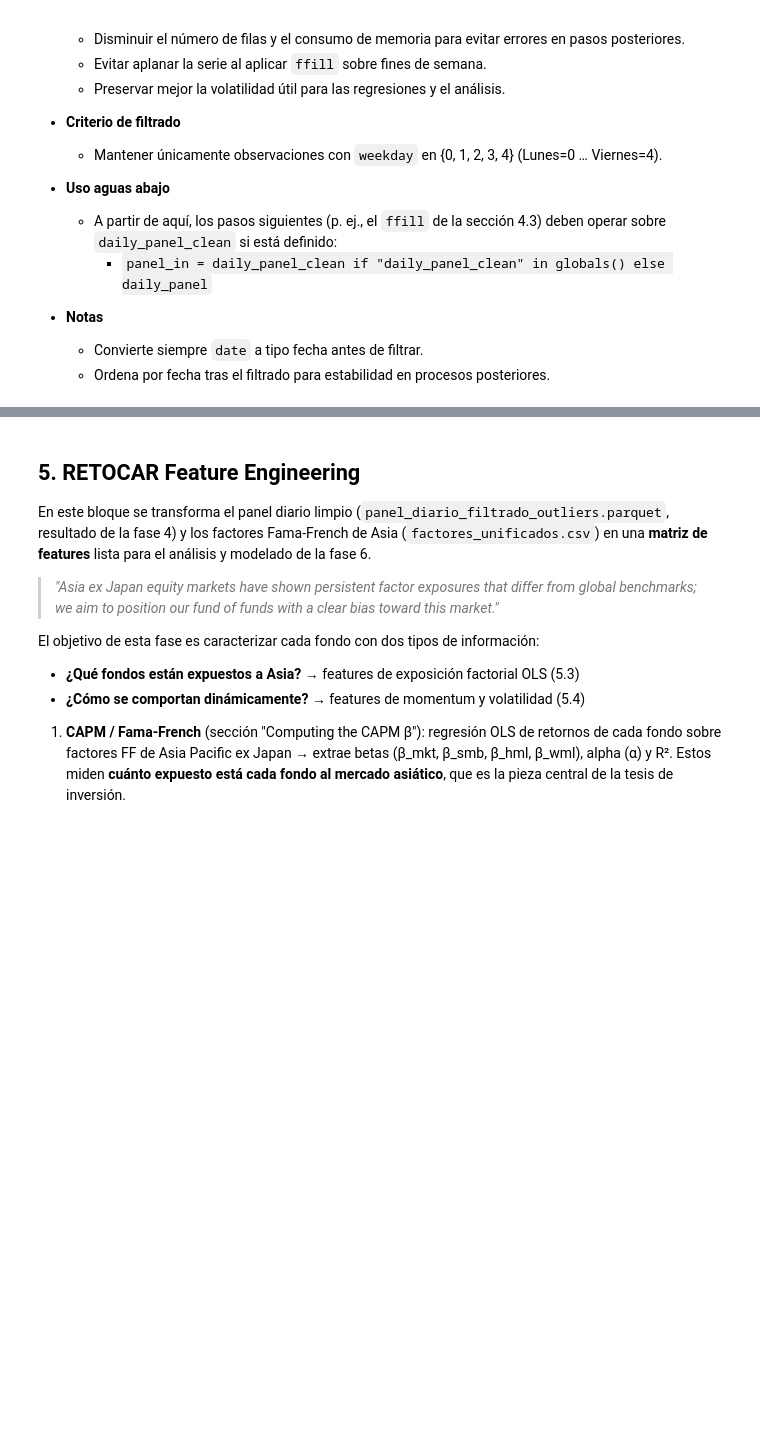
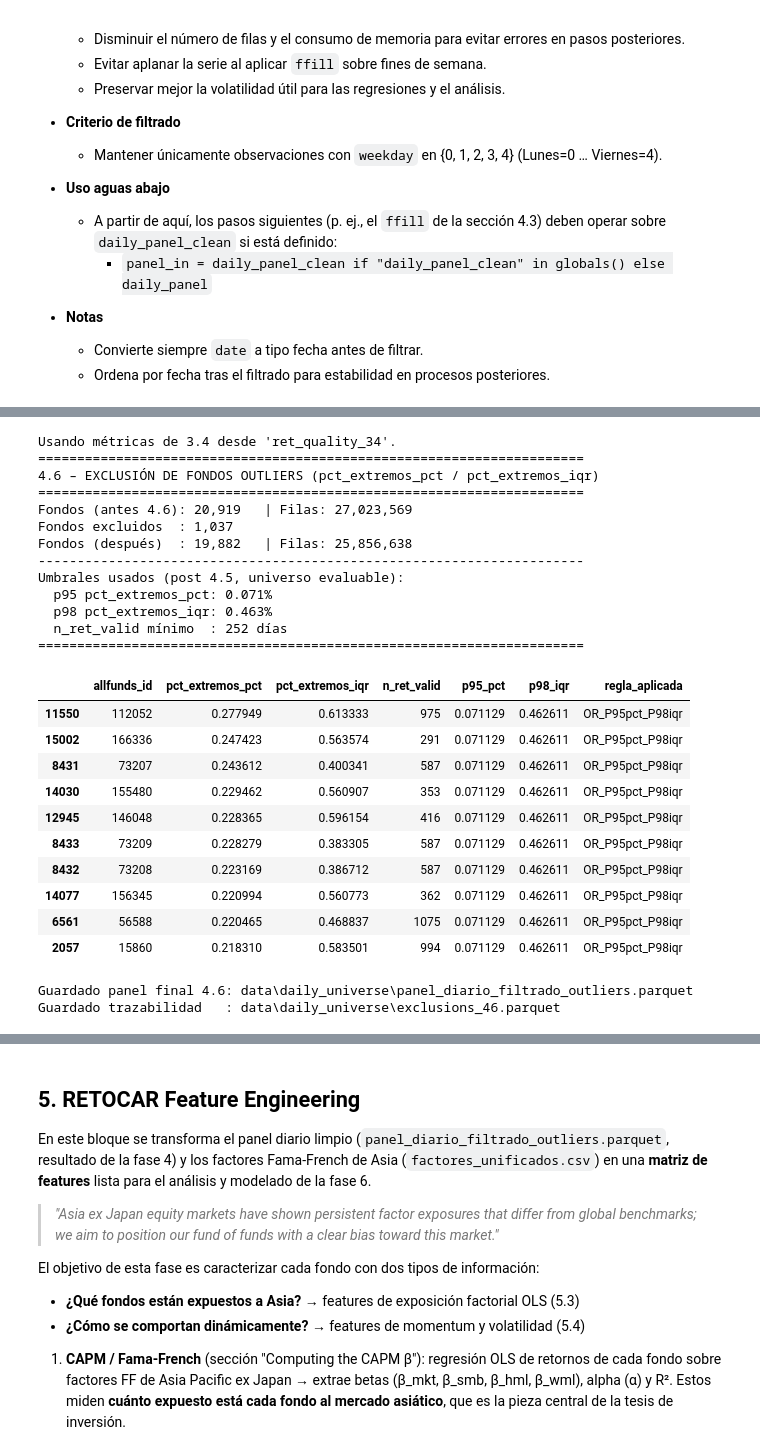
Before and after one commit to Romequinco/TAREA_SUPERVISED_LEARNIGN_-AND_DATA_PREPROCESSING, a Jupyter notebook: FONDO.ipynb, the cells around one changed output, grey strips where cells are left out. Drawn from its saved outputs; the diff is of its cells as text; code cells hidden in the pictures; blank space fills up the shorter version.

Commit message:
Final fase 4 limpieza, outliers y ejecucion

```diff
--- a/FONDO.ipynb
+++ b/FONDO.ipynb
@@ -2546,10 +2772,10 @@ Métricas empleadas
 # Salida:
 #   - panel_diario_filtrado_outliers.parquet
 #   - exclusions_46 (DataFrame en memoria y guardado)
-# Regla (diario, perfil balanceado – OR P98 con caps):
+# Regla (diario – OR asimétrico P95 / P98, sin caps):
 #   - Aplica solo si n_ret_valid >= 252
-#   - Excluir si (pct_extremos_pct > P98 y >= 4.0%)  OR  (pct_extremos_iqr > P98 y >= 5.0%)
-#   - Cuantiles calculados sobre el universo post 4.5 y métricas válidas
+#   - Excluir si (pct_extremos_pct > P95) OR (pct_extremos_iqr > P98)
+#   - P95 y P98 calculados sobre el universo post 4.5 y métricas válidas (eval_df)
 # =============================================================================
 
 # --- Carga del panel 4.5 ---
@@ -2601,27 +2827,22 @@ eval_df = anom_df.loc[eval_mask, ["pct_extremos_pct", "pct_extremos_iqr"]].dropn
 if len(eval_df) == 0:
     raise RuntimeError("No hay fondos evaluables (n_ret_valid >= 252 y métricas no nulas). Revisa 3.4 o el pipeline previo.")
 
-PCT_Q = 0.98  # percentil 98
-p98_pct = eval_df["pct_extremos_pct"].quantile(PCT_Q)
-p98_iqr = eval_df["pct_extremos_iqr"].quantile(PCT_Q)
+Q_PCT = 0.95   # percentil para pct_extremos_pct
+Q_IQR = 0.98   # percentil para pct_extremos_iqr
+p95_pct = eval_df["pct_extremos_pct"].quantile(Q_PCT)
+p98_iqr = eval_df["pct_extremos_iqr"].quantile(Q_IQR)
 
-# Caps absolutos para evitar exclusión por ruido pequeño
-CAP_PCT = 4.0
-CAP_IQR = 5.0
-
-# --- Regla OR P98 con caps ---
-cond_pct = (anom_df["pct_extremos_pct"] > p98_pct) & (anom_df["pct_extremos_pct"] >= CAP_PCT)
-cond_iqr = (anom_df["pct_extremos_iqr"] > p98_iqr) & (anom_df["pct_extremos_iqr"] >= CAP_IQR)
-rule_or_caps = (cond_pct | cond_iqr) & eval_mask
-rule_or_caps = rule_or_caps.fillna(False)  # NaN => no evaluable, no excluir por ello
+# --- Regla OR asimétrico P95 / P98 (sin caps) ---
+cond_pct = anom_df["pct_extremos_pct"] > p95_pct
+cond_iqr = anom_df["pct_extremos_iqr"] > p98_iqr
+rule_or_p95_p98 = (cond_pct | cond_iqr) & eval_mask
+rule_or_p95_p98 = rule_or_p95_p98.fillna(False)  # NaN => no evaluable, no excluir por ello
 
 # --- Exclusiones con trazabilidad ---
-exclusions_46 = anom_df.loc[rule_or_caps, [anom_fund_col, "pct_extremos_pct", "pct_extremos_iqr", "n_ret_valid"]].copy()
-exclusions_46["p98_pct"] = float(p98_pct)
+exclusions_46 = anom_df.loc[rule_or_p95_p98, [anom_fund_col, "pct_extremos_pct", "pct_extremos_iqr", "n_ret_valid"]].copy()
+exclusions_46["p95_pct"] = float(p95_pct)
 exclusions_46["p98_iqr"] = float(p98_iqr)
-exclusions_46["cap_pct"] = CAP_PCT
-exclusions_46["cap_iqr"] = CAP_IQR
-exclusions_46["regla_aplicada"] = "OR_P98_caps"
+exclusions_46["regla_aplicada"] = "OR_P95pct_P98iqr"
 
 n_excl_fondos = exclusions_46[anom_fund_col].nunique()
 
@@ -2635,33 +2856,60 @@ panel_46 = panel_45[~panel_45[fund_col].isin(fondos_excluir)].copy()
 panel_after_rows = len(panel_46)
 panel_after_funds = panel_46[fund_col].nunique()
 
 # --- Resumen ---
 print("=" * 70)
 print("4.6 – EXCLUSIÓN DE FONDOS OUTLIERS (pct_extremos_pct / pct_extremos_iqr)")
 print("=" * 70)
 print(f"Fondos (antes 4.6): {panel_before_funds:,}   | Filas: {panel_before_rows:,}")
 print(f"Fondos excluidos  : {n_excl_fondos:,}")
 print(f"Fondos (después)  : {panel_after_funds:,}   | Filas: {panel_after_rows:,}")
 print("-" * 70)
 print("Umbrales usados (post 4.5, universo evaluable):")
-print(f"  p98 pct_extremos_pct: {p98_pct:.3f}%   (cap abs: {CAP_PCT:.1f}%)")
-print(f"  p98 pct_extremos_iqr: {p98_iqr:.3f}%   (cap abs: {CAP_IQR:.1f}%)")
+print(f"  p95 pct_extremos_pct: {p95_pct:.3f}%")
+print(f"  p98 pct_extremos_iqr: {p98_iqr:.3f}%")
 print(f"  n_ret_valid mínimo  : {MIN_OBS} días")
 print("=" * 70)
 
 try:
-    display(exclusions_46.sort_values(["pct_extremos_pct","pct_extremos_iqr"], ascending=False).head(10))
+    display(exclusions_46.sort_values(["pct_extremos_pct", "pct_extremos_iqr"], ascending=False).head(10))
 except Exception:
     pass
 
 # --- Guardar resultados ---
 OUT_DIR = Path("data") / "daily_universe"
 OUT_DIR.mkdir(parents=True, exist_ok=True)
 PANEL_46_PATH = OUT_DIR / "panel_diario_filtrado_outliers.parquet"
 EXC_46_PATH = OUT_DIR / "exclusions_46.parquet"
 
 panel_46.to_parquet(PANEL_46_PATH, index=False)
 exclusions_46.to_parquet(EXC_46_PATH, index=False)
 
 print(f"\nGuardado panel final 4.6: {PANEL_46_PATH}")
 print(f"Guardado trazabilidad   : {EXC_46_PATH}")
+# %% [output]
+Usando métricas de 3.4 desde 'ret_quality_34'.
+======================================================================
+4.6 – EXCLUSIÓN DE FONDOS OUTLIERS (pct_extremos_pct / pct_extremos_iqr)
+======================================================================
+Fondos (antes 4.6): 20,919   | Filas: 27,023,569
+Fondos excluidos  : 1,037
+Fondos (después)  : 19,882   | Filas: 25,856,638
+----------------------------------------------------------------------
+Umbrales usados (post 4.5, universo evaluable):
+  p95 pct_extremos_pct: 0.071%
+  p98 pct_extremos_iqr: 0.463%
+  n_ret_valid mínimo  : 252 días
+======================================================================
+|  | allfunds_id | pct_extremos_pct | pct_extremos_iqr | n_ret_valid | p95_pct | p98_iqr | regla_aplicada |
+| 11550 | 112052 | 0.277949 | 0.613333 | 975 | 0.071129 | 0.462611 | OR_P95pct_P98iqr |
+| 15002 | 166336 | 0.247423 | 0.563574 | 291 | 0.071129 | 0.462611 | OR_P95pct_P98iqr |
+| 8431 | 73207 | 0.243612 | 0.400341 | 587 | 0.071129 | 0.462611 | OR_P95pct_P98iqr |
+| 14030 | 155480 | 0.229462 | 0.560907 | 353 | 0.071129 | 0.462611 | OR_P95pct_P98iqr |
+| 12945 | 146048 | 0.228365 | 0.596154 | 416 | 0.071129 | 0.462611 | OR_P95pct_P98iqr |
+| 8433 | 73209 | 0.228279 | 0.383305 | 587 | 0.071129 | 0.462611 | OR_P95pct_P98iqr |
+| 8432 | 73208 | 0.223169 | 0.386712 | 587 | 0.071129 | 0.462611 | OR_P95pct_P98iqr |
+| 14077 | 156345 | 0.220994 | 0.560773 | 362 | 0.071129 | 0.462611 | OR_P95pct_P98iqr |
+| 6561 | 56588 | 0.220465 | 0.468837 | 1075 | 0.071129 | 0.462611 | OR_P95pct_P98iqr |
+| 2057 | 15860 | 0.218310 | 0.583501 | 994 | 0.071129 | 0.462611 | OR_P95pct_P98iqr |
+Guardado panel final 4.6: data\daily_universe\panel_diario_filtrado_outliers.parquet
+Guardado trazabilidad   : data\daily_universe\exclusions_46.parquet
```
Also changed, not shown: parts of 24 cells of this notebook.
